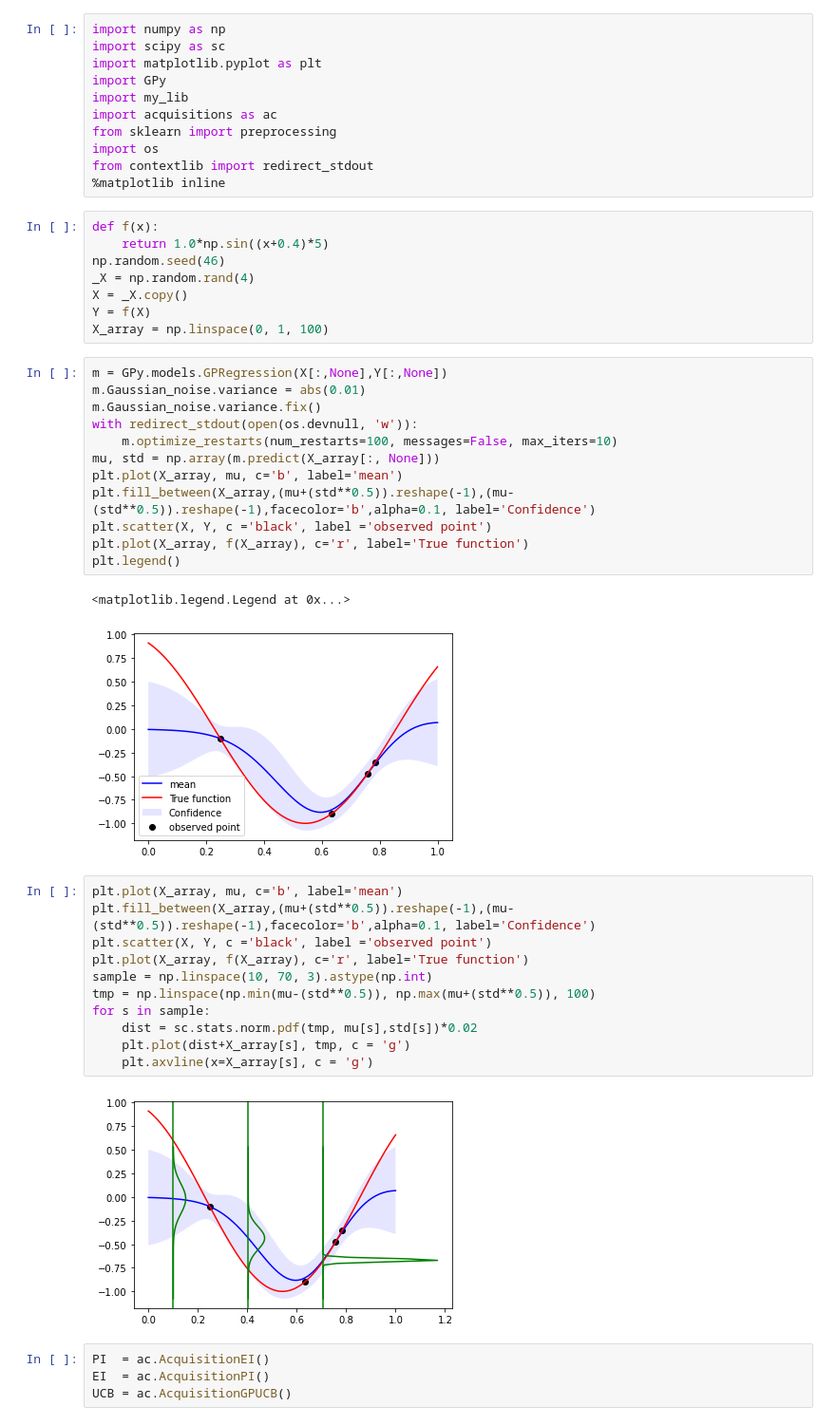
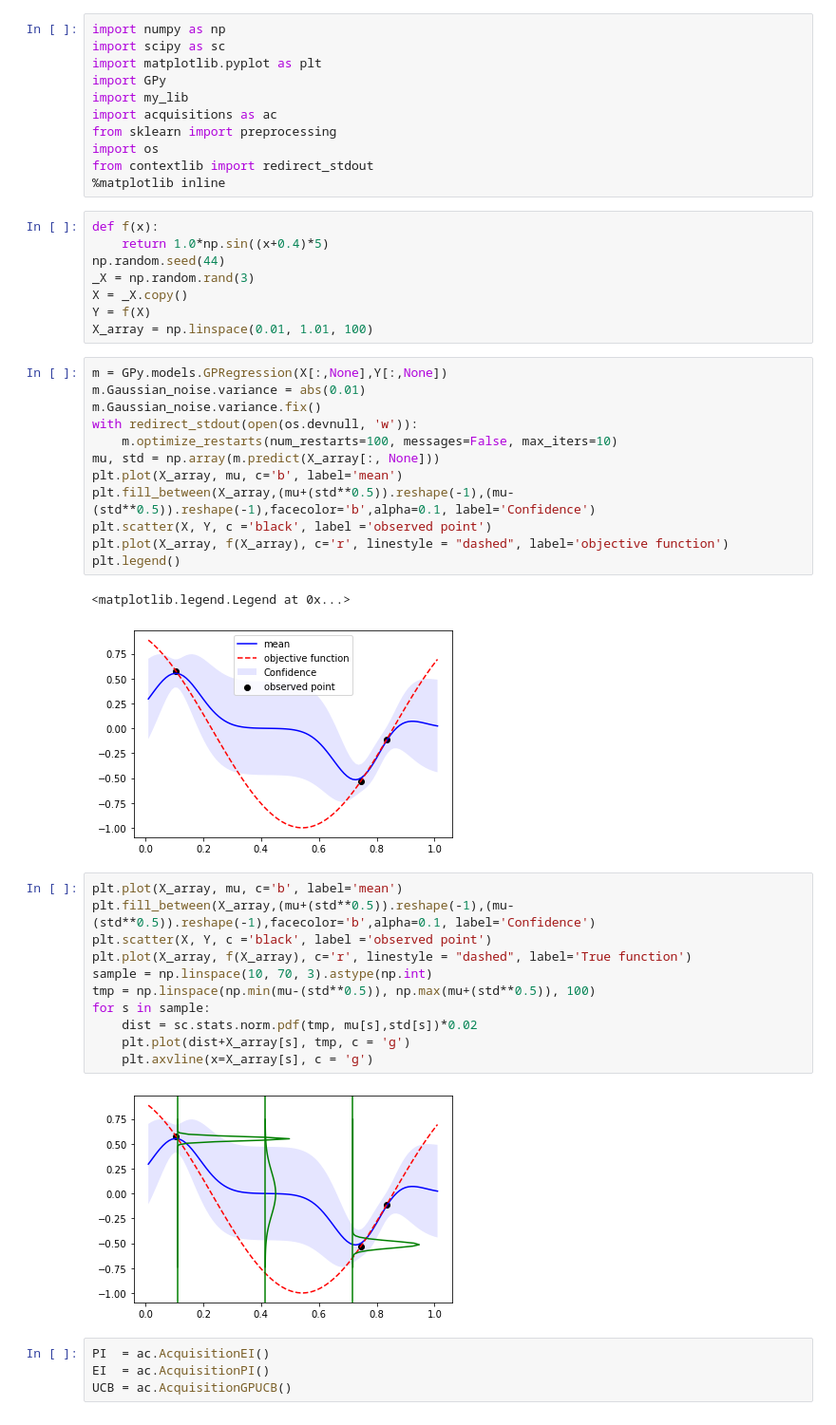
Before and after one commit to kan-nan-sohta/myBO, a Jupyter notebook: sample_GP.ipynb, the cells around one changed output. Shown: that part at 95% size. Saved outputs shown, nothing was run; the diff lists cells and outputs as text.

```diff
--- a/sample_GP.ipynb
+++ b/sample_GP.ipynb
@@ -12,11 +12,11 @@ from contextlib import redirect_stdout
 # %%
 def f(x):
     return 1.0*np.sin((x+0.4)*5)
-np.random.seed(46)
-_X = np.random.rand(4)
+np.random.seed(44)
+_X = np.random.rand(3)
 X = _X.copy()
 Y = f(X)
-X_array = np.linspace(0, 1, 100)
+X_array = np.linspace(0.01, 1.01, 100)
 # %%
 m = GPy.models.GPRegression(X[:,None],Y[:,None])
 m.Gaussian_noise.variance = abs(0.01)
@@ -27,24 +27,24 @@ mu, std = np.array(m.predict(X_array[:, None]))
 plt.plot(X_array, mu, c='b', label='mean')
 plt.fill_between(X_array,(mu+(std**0.5)).reshape(-1),(mu-(std**0.5)).reshape(-1),facecolor='b',alpha=0.1, label='Confidence')
 plt.scatter(X, Y, c ='black', label ='observed point')
-plt.plot(X_array, f(X_array), c='r', label='True function')
+plt.plot(X_array, f(X_array), c='r', linestyle = "dashed", label='objective function')
 plt.legend()
 # %% [output]
 <matplotlib.legend.Legend at 0x...>
-[figure, old version]
+[figure, new version]
 # %%
 plt.plot(X_array, mu, c='b', label='mean')
 plt.fill_between(X_array,(mu+(std**0.5)).reshape(-1),(mu-(std**0.5)).reshape(-1),facecolor='b',alpha=0.1, label='Confidence')
 plt.scatter(X, Y, c ='black', label ='observed point')
-plt.plot(X_array, f(X_array), c='r', label='True function')
+plt.plot(X_array, f(X_array), c='r', linestyle = "dashed", label='True function')
 sample = np.linspace(10, 70, 3).astype(np.int)
 tmp = np.linspace(np.min(mu-(std**0.5)), np.max(mu+(std**0.5)), 100)
 for s in sample:
     dist = sc.stats.norm.pdf(tmp, mu[s],std[s])*0.02
     plt.plot(dist+X_array[s], tmp, c = 'g')
     plt.axvline(x=X_array[s], c = 'g')
 # %% [output]
-[figure, old version]
+[figure, new version]
 # %%
 PI  = ac.AcquisitionEI()
 EI  = ac.AcquisitionPI()
```
Also changed, not shown: parts of 6 cells of this notebook, 2 other files.
